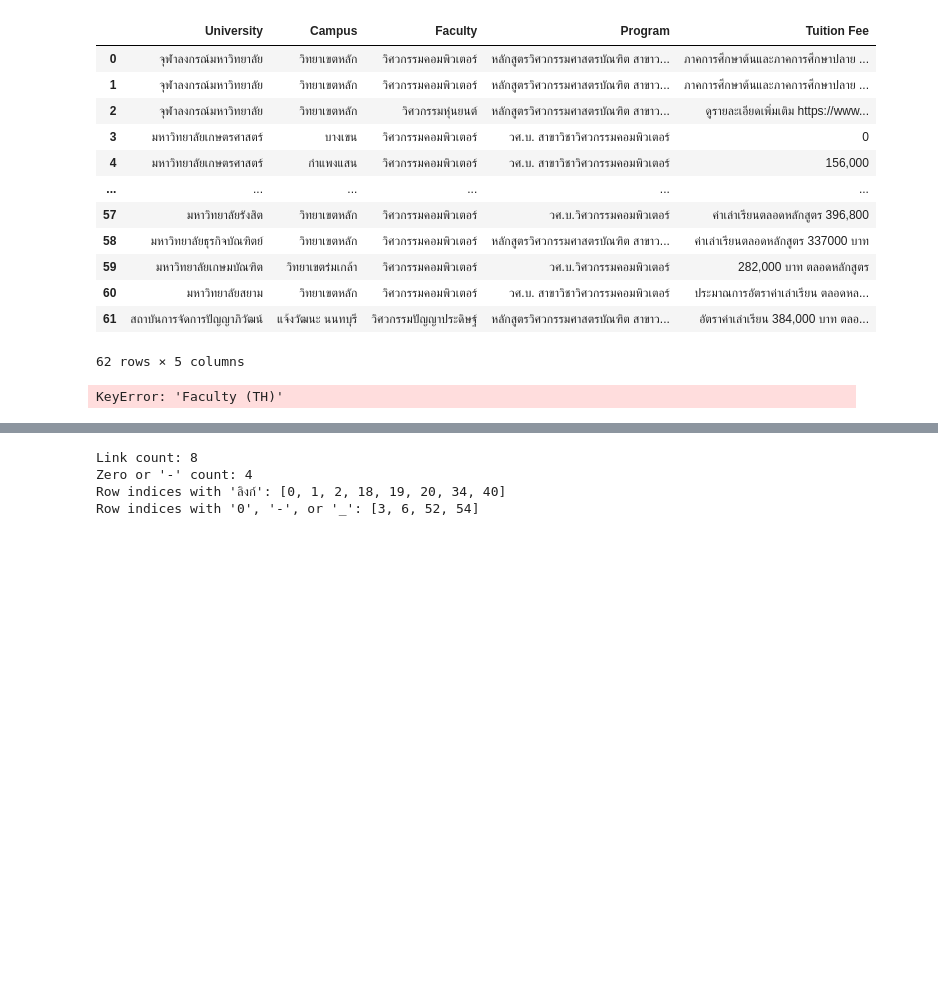
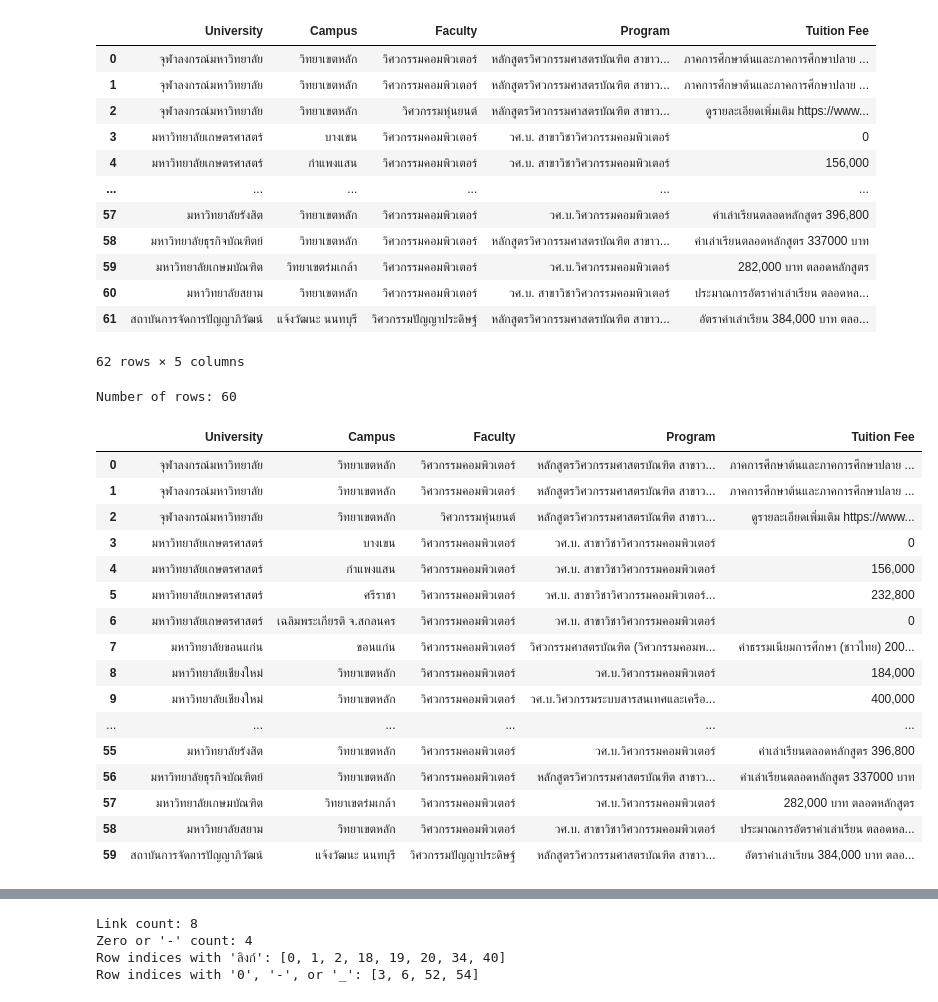
Before and after one commit to Pikcolo/Tuition_fee, a Jupyter notebook: data/cleaned_data.ipynb, the cells around one changed output, grey strips where cells are left out. Saved outputs shown, nothing was run; the diff lists cells and outputs as text; code cells hidden in the pictures; blank space fills up the shorter version.

```diff
--- a/data/cleaned_data.ipynb
+++ b/data/cleaned_data.ipynb
@@ -22,20 +22,37 @@ data
 62 rows × 5 columns
 # %%
 filtered_data = data[
-    (data['Faculty (TH)'].isin(['วิศวกรรมคอมพิวเตอร์', 'วิศวกรรมปัญญาประดิษฐ์', 'วิศวกรรมหุ่นยนต์'])) |
-    (data['Program (TH)'].isin([
+    (data['Faculty'].isin(['วิศวกรรมคอมพิวเตอร์', 'วิศวกรรมปัญญาประดิษฐ์', 'วิศวกรรมหุ่นยนต์'])) |
+    (data['Program'].isin([
         'วิศวกรรมคอมพิวเตอร์',
         'วิศวกรรมปัญญาประดิษฐ์',
         'คอมพิวเตอร์',
         'ปัญญาประดิษฐ์',
     ]))
 ]
 row_count = len(filtered_data)
 filtered_data = filtered_data.reset_index(drop=True)
 print("Number of rows:", row_count)
 filtered_data
 # %% [output]
-KeyError: 'Faculty (TH)'
+Number of rows: 60
+|  | University | Campus | Faculty | Program | Tuition Fee |
+| 0 | จุฬาลงกรณ์มหาวิทยาลัย | วิทยาเขตหลัก | วิศวกรรมคอมพิวเตอร์ | หลักสูตรวิศวกรรมศาสตรบัณฑิต สาขาว... | ภาคการศึกษาต้นและภาคการศึกษาปลาย ... |
+| 1 | จุฬาลงกรณ์มหาวิทยาลัย | วิทยาเขตหลัก | วิศวกรรมคอมพิวเตอร์ | หลักสูตรวิศวกรรมศาสตรบัณฑิต สาขาว... | ภาคการศึกษาต้นและภาคการศึกษาปลาย ... |
+| 2 | จุฬาลงกรณ์มหาวิทยาลัย | วิทยาเขตหลัก | วิศวกรรมหุ่นยนต์ | หลักสูตรวิศวกรรมศาสตรบัณฑิต สาขาว... | ดูรายละเอียดเพิ่มเติม https://www... |
+| 3 | มหาวิทยาลัยเกษตรศาสตร์ | บางเขน | วิศวกรรมคอมพิวเตอร์ | วศ.บ. สาขาวิชาวิศวกรรมคอมพิวเตอร์ | 0 |
+| 4 | มหาวิทยาลัยเกษตรศาสตร์ | กำแพงแสน | วิศวกรรมคอมพิวเตอร์ | วศ.บ. สาขาวิชาวิศวกรรมคอมพิวเตอร์ | 156,000 |
+| 5 | มหาวิทยาลัยเกษตรศาสตร์ | ศรีราชา | วิศวกรรมคอมพิวเตอร์ | วศ.บ. สาขาวิชาวิศวกรรมคอมพิวเตอร์... | 232,800 |
+| 6 | มหาวิทยาลัยเกษตรศาสตร์ | เฉลิมพระเกียรติ จ.สกลนคร | วิศวกรรมคอมพิวเตอร์ | วศ.บ. สาขาวิชาวิศวกรรมคอมพิวเตอร์ | 0 |
+| 7 | มหาวิทยาลัยขอนแก่น | ขอนแก่น | วิศวกรรมคอมพิวเตอร์ | วิศวกรรมศาสตรบัณฑิต (วิศวกรรมคอมพ... | ค่าธรรมเนียมการศึกษา (ชาวไทย) 200... |
+| 8 | มหาวิทยาลัยเชียงใหม่ | วิทยาเขตหลัก | วิศวกรรมคอมพิวเตอร์ | วศ.บ.วิศวกรรมคอมพิวเตอร์ | 184,000 |
+| 9 | มหาวิทยาลัยเชียงใหม่ | วิทยาเขตหลัก | วิศวกรรมคอมพิวเตอร์ | วศ.บ.วิศวกรรมระบบสารสนเทศและเครือ... | 400,000 |
+| ... | ... | ... | ... | ... | ... |
+| 55 | มหาวิทยาลัยรังสิต | วิทยาเขตหลัก | วิศวกรรมคอมพิวเตอร์ | วศ.บ.วิศวกรรมคอมพิวเตอร์ | ค่าเล่าเรียนตลอดหลักสูตร 396,800 |
+| 56 | มหาวิทยาลัยธุรกิจบัณฑิตย์ | วิทยาเขตหลัก | วิศวกรรมคอมพิวเตอร์ | หลักสูตรวิศวกรรมศาสตรบัณฑิต สาขาว... | ค่าเล่าเรียนตลอดหลักสูตร 337000 บาท |
+| 57 | มหาวิทยาลัยเกษมบัณฑิต | วิทยาเขตร่มเกล้า | วิศวกรรมคอมพิวเตอร์ | วศ.บ.วิศวกรรมคอมพิวเตอร์ | 282,000 บาท ตลอดหลักสูตร |
+| 58 | มหาวิทยาลัยสยาม | วิทยาเขตหลัก | วิศวกรรมคอมพิวเตอร์ | วศ.บ. สาขาวิชาวิศวกรรมคอมพิวเตอร์ | ประมาณการอัตราค่าเล่าเรียน ตลอดหล... |
+| 59 | สถาบันการจัดการปัญญาภิวัฒน์ | แจ้งวัฒนะ นนทบุรี | วิศวกรรมปัญญาประดิษฐ์ | หลักสูตรวิศวกรรมศาสตรบัณฑิต สาขาว... | อัตราค่าเล่าเรียน 384,000 บาท ตลอ... |
 # %%
 import re
 import pandas as pd
```
Also changed, not shown: parts of 3 cells of this notebook, 3 other files.
